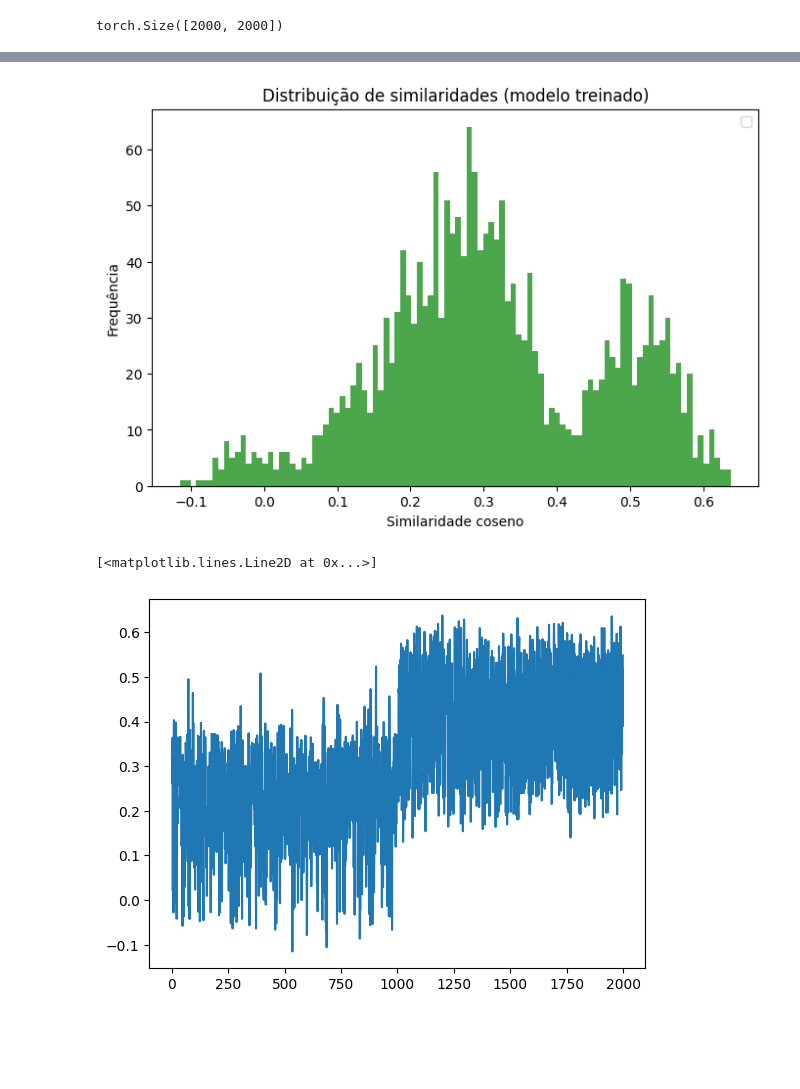
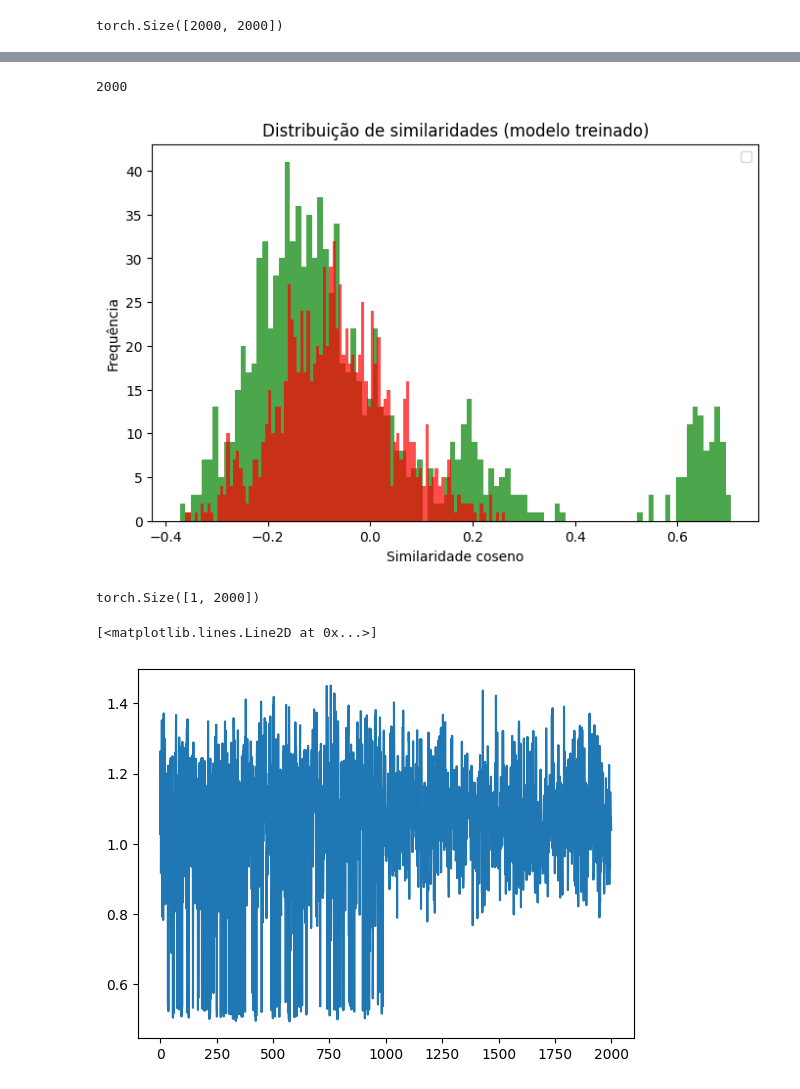
Before and after one commit to Krayth/TCC-graphs-CLIP-test2, a Jupyter notebook: Treinamento.ipynb, the cells around one changed output, grey strips where cells are left out. Saved outputs shown, nothing was run; the diff lists cells and outputs as text; code cells hidden in the pictures; blank space fills up the shorter version.

```diff
--- a/Treinamento.ipynb
+++ b/Treinamento.ipynb
@@ -7,13 +7,15 @@ from model import get_model, clip_loss
 from transformers import AutoTokenizer
 import matplotlib.pyplot as plt
 # %%
+from transformers import TrainingArguments
+
 training_args = TrainingArguments(
     output_dir="../data/checkpoints/clip-model",
-    num_train_epochs=20,
+    num_train_epochs=40,
     per_device_train_batch_size=8,
     gradient_accumulation_steps=1,
     warmup_steps=50,
-    learning_rate=1e-4,
+    learning_rate=1e-5,
     weight_decay=0.01,
     logging_steps=10,
     save_strategy="epoch",
@@ -29,7 +31,8 @@ model = get_model()
 tokenizer = AutoTokenizer.from_pretrained("bert-base-uncased")
 
 ds_train, ds_valid = get_dataset("../Graphs/data/images", "../Graphs/data/edgelists.json", split=0)
-dl = torch.utils.data.DataLoader(ds_train, batch_size=training_args.per_device_train_batch_size, shuffle=True, num_workers=training_args.dataloader_num_workers)
+dl = torch.utils.data.DataLoader(ds_train, batch_size=training_args.per_device_train_batch_size, shuffle=True, num_workers=training_args.dataloader_num_workers,
+                                 collate_fn=collate_fn,)
 
 optimizer = torch.optim.AdamW(model.parameters(), lr=training_args.learning_rate, weight_decay=training_args.weight_decay)
 
@@ -245,0 +250,7 @@ plt.imshow(sims.detach().cpu())
+# %%
+import random
+
+#index[0-1000] = star
+#index[1000-2000] = grid
+rand_idx = random.randrange(0,1000)
+rand_idx
@@ -246,4 +259,6 @@ plt.imshow(sims.detach().cpu())
 # %%
-plt.plot(sims[-900].cpu())
+idx_ref = rand_idx
+sims_img = sims[idx_ref]
+plt.plot(torch.exp(-sims_img.cpu()), "-o", markerfacecolor="red")
 # %% [output]
 [<matplotlib.lines.Line2D at 0x...>]
@@ -268,24 +331,35 @@ def sim_img_alltext(model, image, ds, device="cpu"):
     return sims
 # %%
 ds, _ = get_dataset("../Graphs/data/images", "../Graphs/data/edgelists.json", split=0)
+# %%
+len(ds)
+# %% [output]
+2000
 # %%
-image, _ = ds[1100]
+image, _ = ds[idx_ref]
 sims2 = sim_img_alltext(model, image, ds, device=device)
 
-sims_first1000 = sims2[:2000].reshape(-1)
+sims_first1000 = sims2[0,:1000].reshape(-1)
+sims_last1000 = sims2[0,1000:].reshape(-1)
 
 plt.figure(figsize=(8,5))
-plt.hist(sims_first1000.cpu().numpy(), bins=100, alpha=0.7, color="green",)
+plt.hist(sims_first1000.cpu().numpy(), bins=100, alpha=0.7, color="green")
+plt.hist(sims_last1000.cpu().numpy(), bins=100, alpha=0.7, color="red")
+
 
 plt.xlabel("Similaridade coseno")
 plt.ylabel("Frequência")
 plt.title("Distribuição de similaridades (modelo treinado)")
 plt.legend()
 plt.show()
 # %% [output]
-[figure, old version]
+[figure, new version]
+# %%
+sims2.shape
+# %% [output]
+torch.Size([1, 2000])
 # %%
-plt.plot(sims2[0].cpu())
+plt.plot(torch.exp(-sims2[0].cpu()))
 # %% [output]
 [<matplotlib.lines.Line2D at 0x...>]
-[figure, old version]
+[figure, new version]
```
Also changed, not shown: parts of 10 cells of this notebook.
